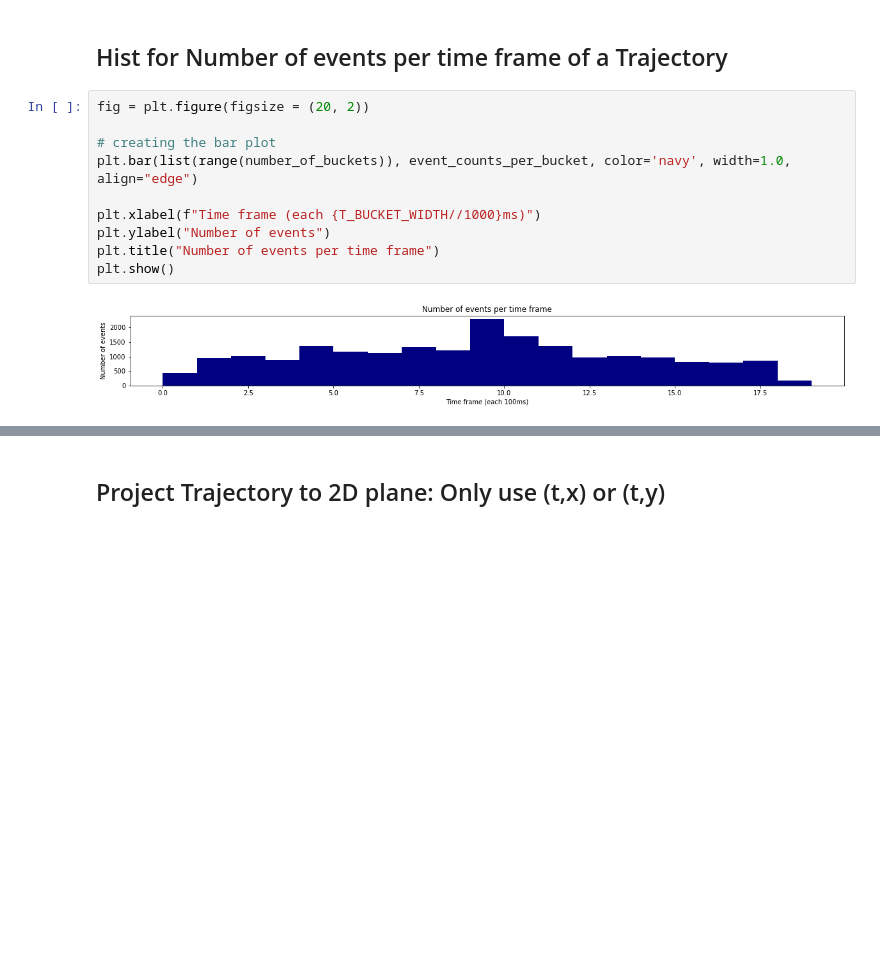
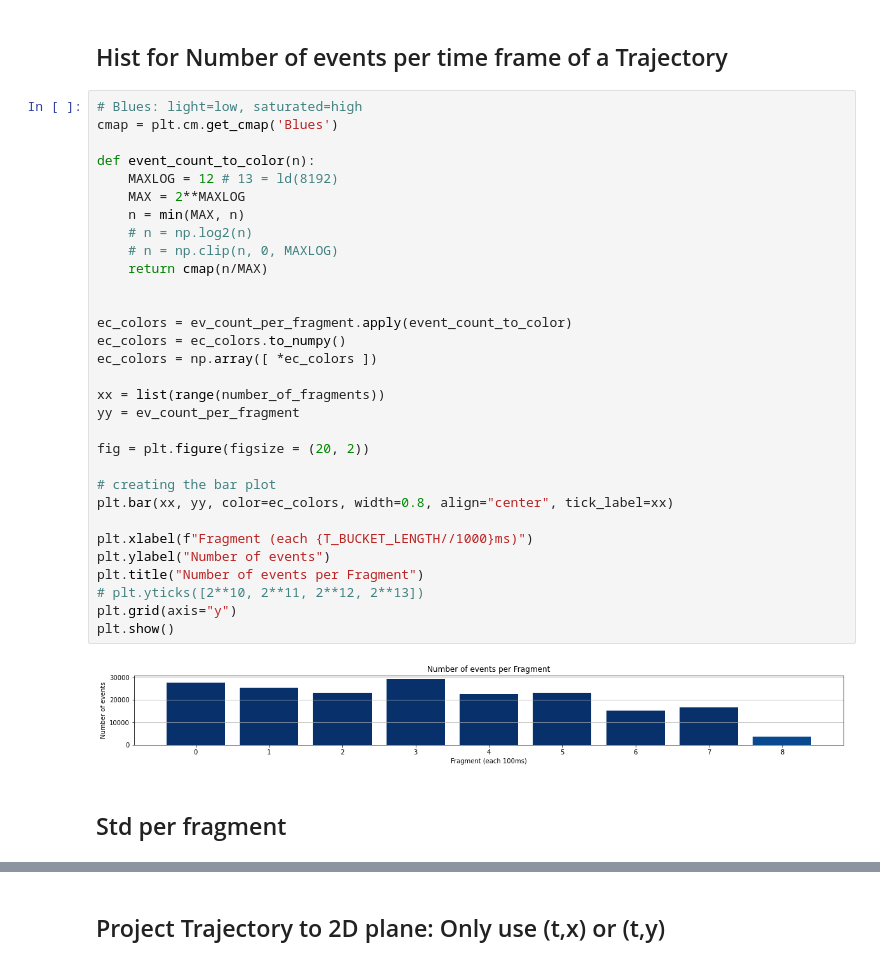
Before and after one commit to boeges/ma_point_cloud_processing, a Jupyter notebook: inspect_trajectories.ipynb, the cells around one changed output, grey strips where cells are left out. Drawn from its saved outputs; the diff is of its cells as text; blank space fills up the shorter version.

```diff
--- a/inspect_trajectories.ipynb
+++ b/inspect_trajectories.ipynb
@@ -131,14 +165,37 @@ Name: t, dtype: Int64
 # %% [markdown]
 ## Hist for Number of events per time frame of a Trajectory
-# %%
-fig = plt.figure(figsize = (20, 2))
-
-# creating the bar plot
-plt.bar(list(range(number_of_buckets)), event_counts_per_bucket, color='navy', width=1.0, align="edge")
-
-plt.xlabel(f"Time frame (each {T_BUCKET_WIDTH//1000}ms)")
-plt.ylabel("Number of events")
-plt.title("Number of events per time frame")
-plt.show()
-# %% [output]
-[figure, removed]
+# %%
+# Blues: light=low, saturated=high
+cmap = plt.cm.get_cmap('Blues')
+
+def event_count_to_color(n):
+    MAXLOG = 12 # 13 = ld(8192)
+    MAX = 2**MAXLOG
+    n = min(MAX, n)
+    # n = np.log2(n)
+    # n = np.clip(n, 0, MAXLOG)
+    return cmap(n/MAX)
+
+
+ec_colors = ev_count_per_fragment.apply(event_count_to_color)
+ec_colors = ec_colors.to_numpy()
+ec_colors = np.array([ *ec_colors ])
+
+xx = list(range(number_of_fragments))
+yy = ev_count_per_fragment
+
+fig = plt.figure(figsize = (20, 2))
+
+# creating the bar plot
+plt.bar(xx, yy, color=ec_colors, width=0.8, align="center", tick_label=xx)
+
+plt.xlabel(f"Fragment (each {T_BUCKET_LENGTH//1000}ms)")
+plt.ylabel("Number of events")
+plt.title("Number of events per Fragment")
+# plt.yticks([2**10, 2**11, 2**12, 2**13])
+plt.grid(axis="y")
+plt.show()
+# %% [output]
+[figure, added]
+# %% [markdown]
+## Std per fragment
```
Also changed, not shown: parts of 12 cells of this notebook, 3 other files.
